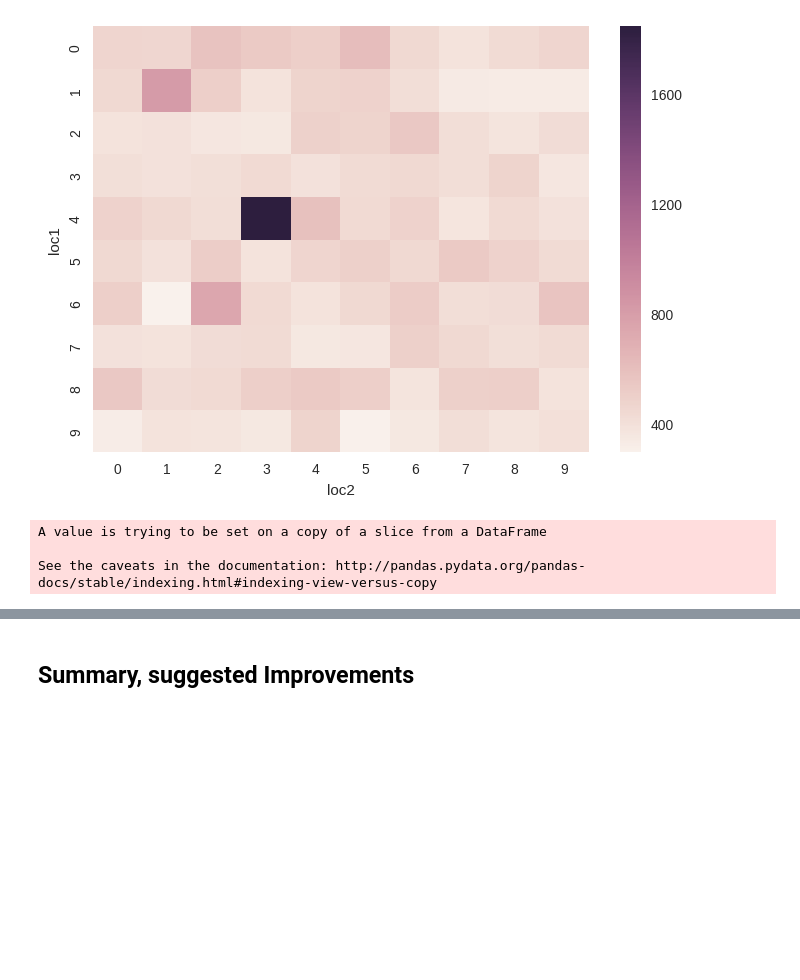
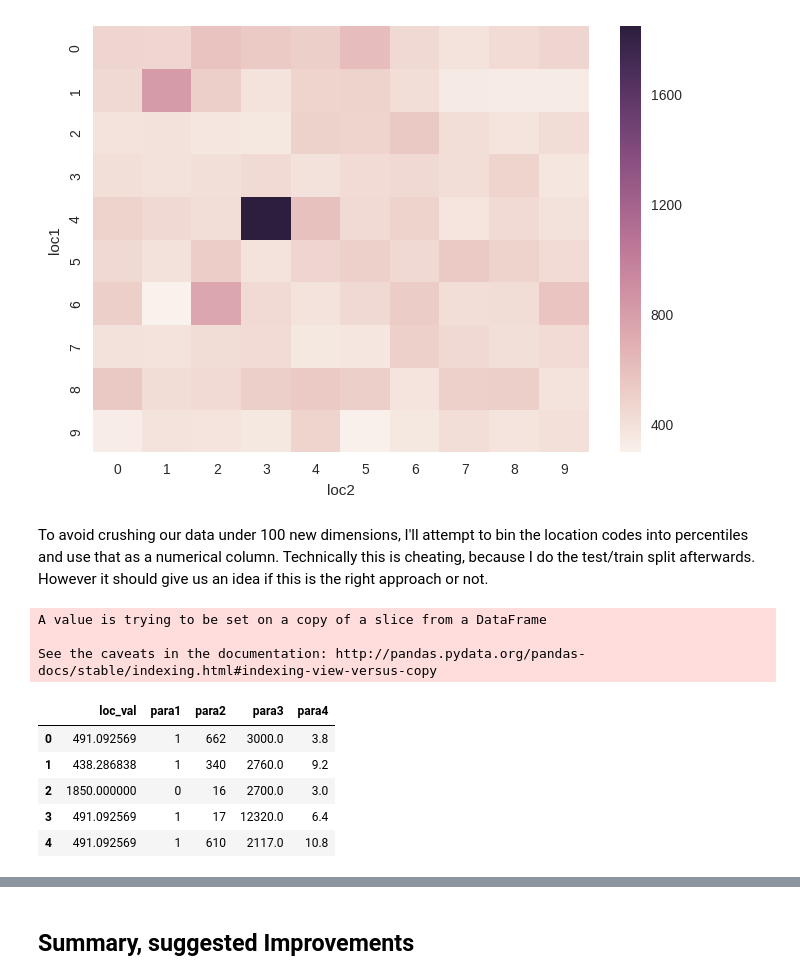
Before and after one commit to rhsimplex/hams-challenge, a Jupyter notebook: Report.ipynb, the cells around one changed output, grey strips where cells are left out. Cells and saved outputs as stored; diff of their text form; code cells hidden in the pictures; blank space fills up the shorter version.

```diff
--- a/Report.ipynb
+++ b/Report.ipynb
@@ -199,6 +242,8 @@ sns.heatmap(df_dropped_codes.groupby(['loc1', 'loc2']).price.mean().unstack())
 # %% [output]
 <matplotlib.axes._subplots.AxesSubplot at 0x...>
 [figure]
+# %% [markdown]
+To avoid crushing our data under 100 new dimensions, I'll attempt to bin the location codes into percentiles and use that as a numerical column.  Technically this is cheating, because I do the test/train split afterwards.  However it should give us an idea if this is the right approach or not.
 # %%
 def bin_locs(df, bins=5):
     _df = df.copy()
@@ -228,6 +273,15 @@ See the caveats in the documentation: http://pandas.pydata.org/pandas-docs/stabl
 X_df = df_loc_val[['loc_val', 'para1', 'para2', 'para3', 'para4']]
 y_df = df_loc_val['price']
 X, X_test, y, y_test = train_test_split(X_df.values, y_df.values)
+# %%
+X_df.head()
+# %% [output]
+|  | loc_val | para1 | para2 | para3 | para4 |
+| 0 | 491.092569 | 1 | 662 | 3000.0 | 3.8 |
+| 1 | 438.286838 | 1 | 340 | 2760.0 | 9.2 |
+| 2 | 1850.000000 | 0 | 16 | 2700.0 | 3.0 |
+| 3 | 491.092569 | 1 | 17 | 12320.0 | 6.4 |
+| 4 | 491.092569 | 1 | 610 | 2117.0 | 10.8 |
 # %%
 compare_models(X, X_test, y, y_test)
 # %% [output]
```
Also changed, not shown: parts of 27 cells of this notebook.
